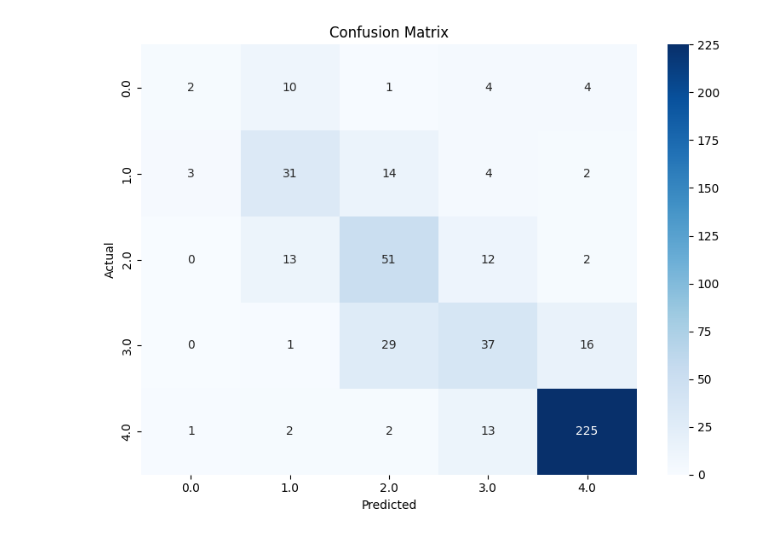
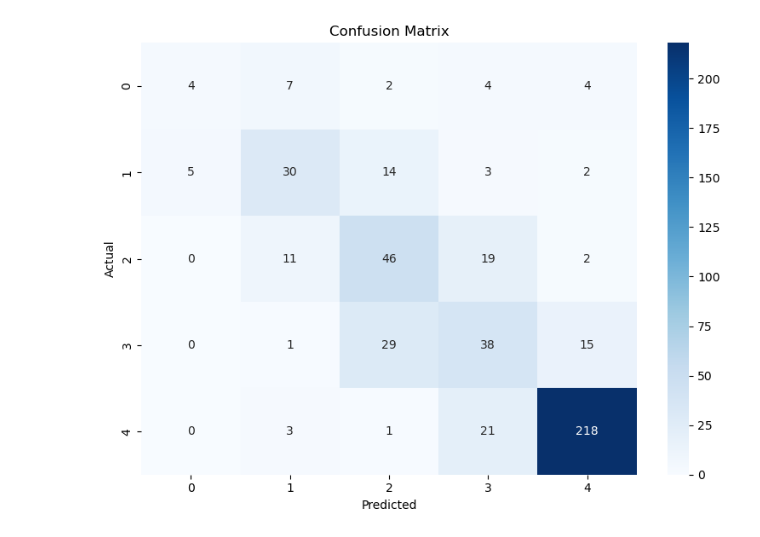
Before and after one commit to badtzmaruu/MLG382, a Jupyter notebook: source/XGBoostTrain.ipynb, the cells around one changed output. Cells and saved outputs as stored; diff of their text form; code cells hidden in the pictures.

```diff
--- a/source/XGBoostTrain.ipynb
+++ b/source/XGBoostTrain.ipynb
@@ -2,11 +2,11 @@
 import pandas as pd
 import matplotlib.pyplot as plt
 import seaborn as sns
+import pickle
 from xgboost import XGBClassifier
+from sklearn.pipeline import Pipeline
 from sklearn.metrics import classification_report, accuracy_score, confusion_matrix
-import seaborn as sns
-import matplotlib.pyplot as plt
-import pickle
+
 
 #Step 1: Import CSVs
 df_train = pd.read_csv('../data/train_data.csv', delimiter=",")
@@ -20,18 +20,13 @@ X_test = df_test.drop(columns=["StudentID", "GradeClass", "GPA"])
 y_test = df_test['GradeClass']
 
 #Step 3: Build a pipeline of training
-from sklearn.pipeline import Pipeline
-from category_encoders.target_encoder import TargetEncoder
-
-#Step 4: Train XGBoost Model
 pipeline = Pipeline(steps=[
     ('clf', XGBClassifier(eval_metric='mlogloss', random_state=47))
 ])
-#pipe
 
 #Step 5: Set up hyperparameter tuning
 from skopt import BayesSearchCV
-from skopt.space import Real,Categorical, Integer
+from skopt.space import Real, Integer
 
 search_space = {
     'clf__max_depth' : Integer(2,8),
@@ -46,53 +41,40 @@ search_space = {
 }
 
 #Step 6: Training the XGBoost model
-opt = BayesSearchCV(pipeline, search_space, cv=3, n_iter=10, scoring='accuracy', random_state=47)
-#Can change cv and n_iter to higher values
+opt = BayesSearchCV(pipeline, search_space, cv=5, n_iter=100, scoring='accuracy', random_state=47)
 
 opt.fit(X_train, y_train)
 
-#Step 7: Evaluate and make predictions
+#Step 7: Evaluate
 opt.best_estimator_
 opt.best_score_
 opt.score(X_test, y_test)
 opt.predict(X_test)
 opt.predict_proba(X_test)
 
+#Step 9: Save the model as pkl file in artifacts
+
+with open("../artifacts/xgboost_model.pkl", "wb") as file:
+   pickle.dump(opt.best_estimator_, file)
+
+#make predictions
 predictions = opt.predict(X_test)
 
-#Grade mapping
-grade_map = {0: 'A', 1: 'B', 2: 'C', 3: 'D', 4: 'F'}
-y_test_letters = pd.Series(y_test).map(grade_map)
-y_pred_letters = pd.Series(predictions).map(grade_map)
-label_names = [grade_map[i] for i in sorted(grade_map)]
 
 #Step 8: Evaluation
-accuracy = accuracy_score(y_test_letters, y_pred_letters)
+accuracy = accuracy_score(y_test, predictions)
 print("XGBoost Accuracy:", accuracy)
 print("Classification Report:")
-print(classification_report(y_test_letters, y_pred_letters, target_names=label_names, zero_division=0))
+print(classification_report(y_test, predictions, target_names=["A", "B", "C", "D", "F"]))
 
 #Confusion Matrix
-cm = confusion_matrix(y_test, predictions)
-labels = sorted(y_test.unique())
-
 plt.figure(figsize=(8,6))
-sns.heatmap(cm, annot=True, fmt='d', cmap='Blues', xticklabels=labels, yticklabels=labels)
+sns.heatmap(confusion_matrix(y_test, predictions), annot=True, fmt='d', cmap='Blues')
 plt.xlabel('Predicted')
 plt.ylabel('Actual')
 plt.title('Confusion Matrix')
 plt.tight_layout()
 plt.show()
-
-#Step 9: Save the model as pkl file in artifacts
-
-with open("../artifacts/xgboost_model.pkl", "wb") as file:
-   pickle.dump(opt.best_estimator_, file)
-
-#Step 10: Save predictions to CSV
-comp_df = X_test.copy()
-comp_df["Actual_GradeClass"] = y_test.values
-comp_df["Predicted_GradeClass"] = predictions
 
 #Step 11: Show and save the predictions table
 try:
@@ -118,5 +100,38 @@ except Exception as e:
     print("\n First 20 Predictions:")
     print(comp_df.head(20).to_string(index=False))
 
-comp_df.to_csv("../artifacts/xgboost_prediction.csv", index=False)
+#Step 10: Save predictions to CSV
+comp_df = X_test.copy()
+comp_df["Actual_GradeClass"] = y_test.values
+comp_df["Predicted_GradeClass"] = predictions
+comp_df.to_csv("../data/xgboost_prediction.csv", index=False)
+
+#Step 5: Prediction function
+def predict_student_grade(input_string):
+    columns = ["Age", "Gender", "Ethnicity", "ParentalEducation", "StudyTimeWeekly", "Absences", "Tutoring", "ParentalSupport", "Extracurricular","Sports", "Music", "Volunteering"]
+
+    # Convert input string into a list
+    input_data = input_string.split(",")
+
+    # Automatically remove the first value (StudentID) and last two values (GPA & GradeClass)
+    input_data = input_data[1:-2] # Removes 1 from start and last 2 items
+
+    # Create DataFrame from input
+    df_input = pd.DataFrame([input_data], columns=columns)
+    df_input = df_input.apply(pd.to_numeric, errors='ignore')  # Cast numerics properly
+
+    # Predict using the loaded model
+    prediction = opt.predict(df_input)[0]
+
+    #Mapping numeric class baack to the letter grade
+    grade_map = {0: "A", 1: "B", 2: "C", 3: "D", 4: "F"}
+
+    predicted_grade = grade_map[prediction]
+
+    return predicted_grade
+
+#Example testing input from the csv file
+student_input = "1001,17,1,0,2,19.833722807854713,7,1,2,0,0,1,0,2.929195591667681,2.0"
+#Print predicted grade
+print(f"Predicted Grade: {predict_student_grade(student_input)} ,for given student input")
 # %% [output]
@@ -136,2 +151,2 @@ weighted avg       0.71      0.72      0.71       479
-[figure, old version]
+[figure, new version]
 First 20 Predictions:
```
Also changed, not shown: parts of 1 cell of this notebook, 57 other files.
